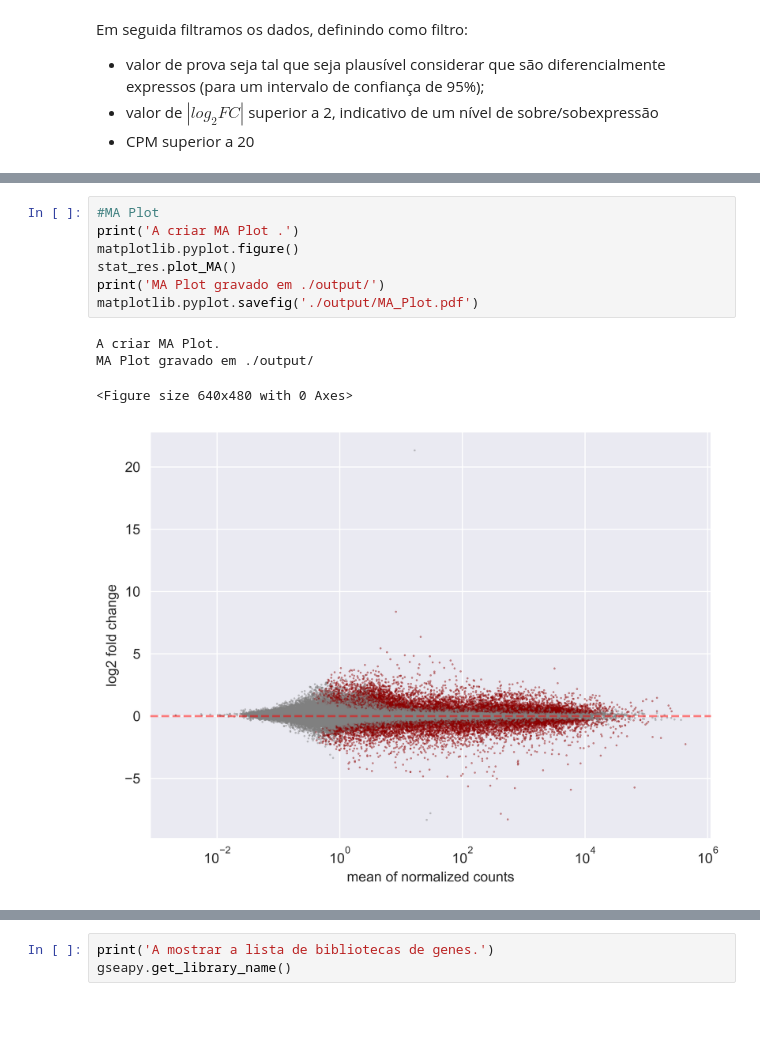
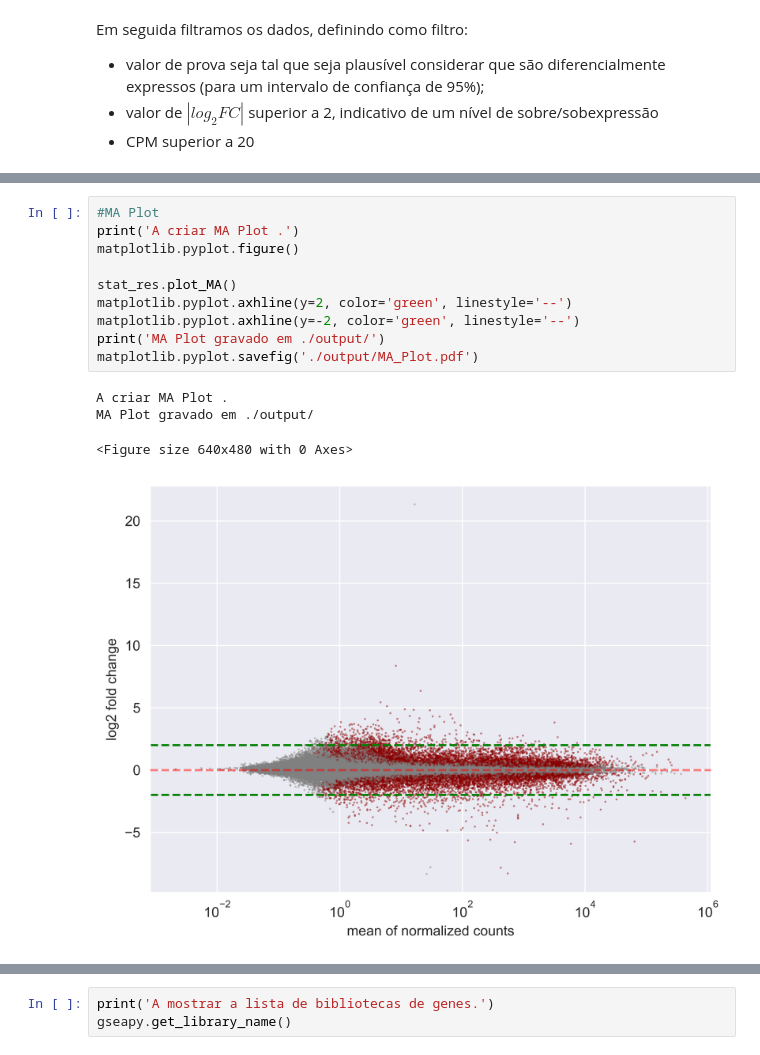
Before and after one commit to ketamine-juice/Extra-o, a Jupyter notebook: python/deseq_python.ipynb, the cells around one changed output, grey strips where cells are left out. Saved outputs shown, nothing was run; the diff lists cells and outputs as text; blank space fills up the shorter version.

```diff
--- a/python/deseq_python.ipynb
+++ b/python/deseq_python.ipynb
@@ -627,12 +601,15 @@ Genes mais diferencialmente expressos (log2FoldChange > 2, CPM > 20, padj < 0.05
 # %%
 #MA Plot
 print('A criar MA Plot .')
 matplotlib.pyplot.figure()
+
 stat_res.plot_MA()
+matplotlib.pyplot.axhline(y=2, color='green', linestyle='--')
+matplotlib.pyplot.axhline(y=-2, color='green', linestyle='--')
 print('MA Plot gravado em ./output/')
 matplotlib.pyplot.savefig('./output/MA_Plot.pdf')
 # %% [output]
-A criar MA Plot.
+A criar MA Plot .
 MA Plot gravado em ./output/
 <Figure size 640x480 with 0 Axes>
-[figure, old version]
+[figure, new version]
```
Also changed, not shown: parts of 27 cells of this notebook, 14 other files.
